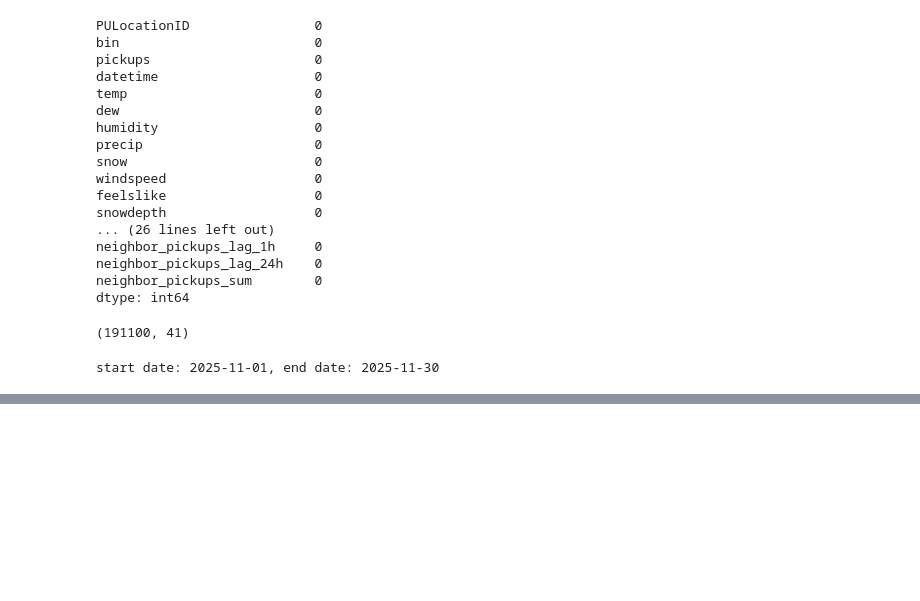
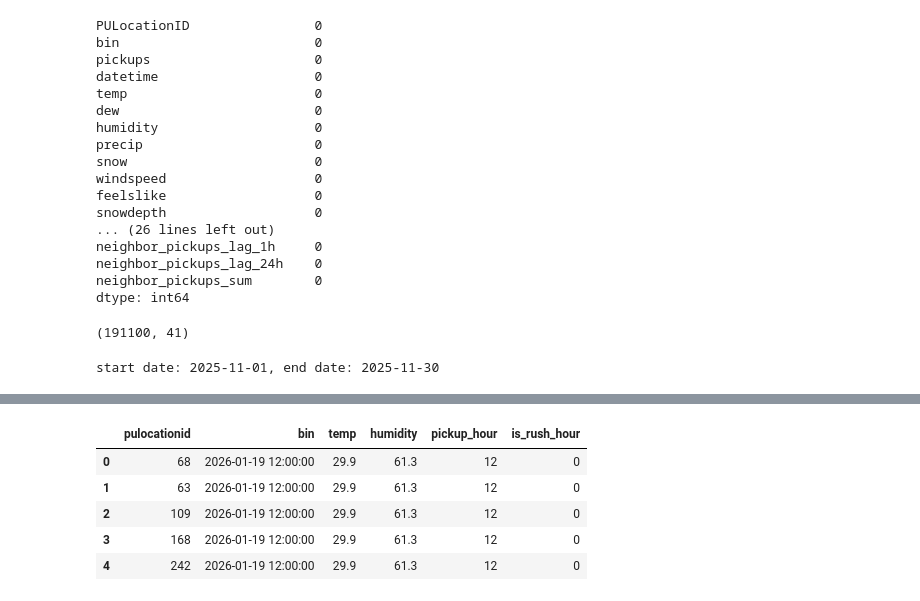
Before and after one commit to manofvalour/Ride_Demand_Prediction, a Jupyter notebook: notebook/research.ipynb, the cells around one changed output, grey strips where cells are left out. Cells and saved outputs as stored; diff of their text form; code cells hidden in the pictures; blank space fills up the shorter version.

```diff
--- a/notebook/research.ipynb
+++ b/notebook/research.ipynb
@@ -1534,0 +1860,15 @@ complete.head()
+# %%
+# Defining the time range for historical data extraction
+now = datetime.now().replace(hour=0, minute=0, second=0, microsecond=0)
+end_date = now - timedelta(days=now.day) ## retrieving the last day of the previous month
+
+## accessing the previous month
+days_to_subtract = time_subtract(end_date.strftime('%Y-%m-%d'))
+end_date = (end_date- timedelta(days=days_to_subtract)+ timedelta(days=1))
+
+## a year back from end date
+start_date = end_date - relativedelta(days= 1)
+
+start_date = start_date.strftime('%Y-%m-%d %H:%M:%S')
+end_date = end_date.strftime('%Y-%m-%d %H:%M:%S')
+print(start_date, end_date)
@@ -1618,0 +2116,11 @@ array([False, False, False, ..., False, False, False])
+# %%
+unique_pulocationids = pd.DataFrame({'pulocationid': data.pulocationid.unique()})
+complete = pd.merge(unique_pulocationids, complete, how='cross')
+complete.head()
+# %% [output]
+|  | pulocationid | bin | temp | humidity | pickup_hour | is_rush_hour |
+| 0 | 68 | 2026-01-19 12:00:00 | 29.9 | 61.3 | 12 | 0 |
+| 1 | 63 | 2026-01-19 12:00:00 | 29.9 | 61.3 | 12 | 0 |
+| 2 | 109 | 2026-01-19 12:00:00 | 29.9 | 61.3 | 12 | 0 |
+| 3 | 168 | 2026-01-19 12:00:00 | 29.9 | 61.3 | 12 | 0 |
+| 4 | 242 | 2026-01-19 12:00:00 | 29.9 | 61.3 | 12 | 0 |
```
Also changed, not shown: parts of 38 cells of this notebook, 10 other files.
